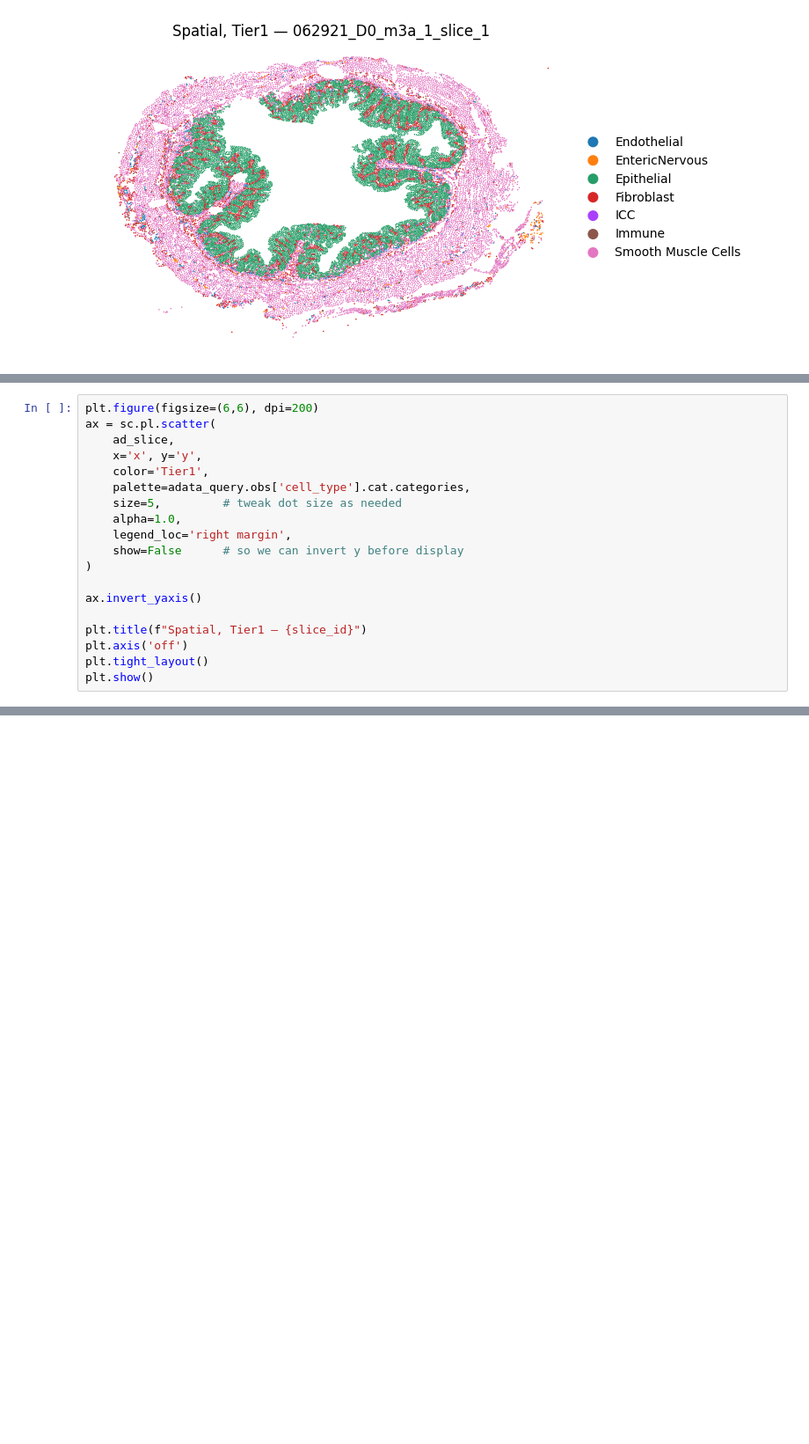
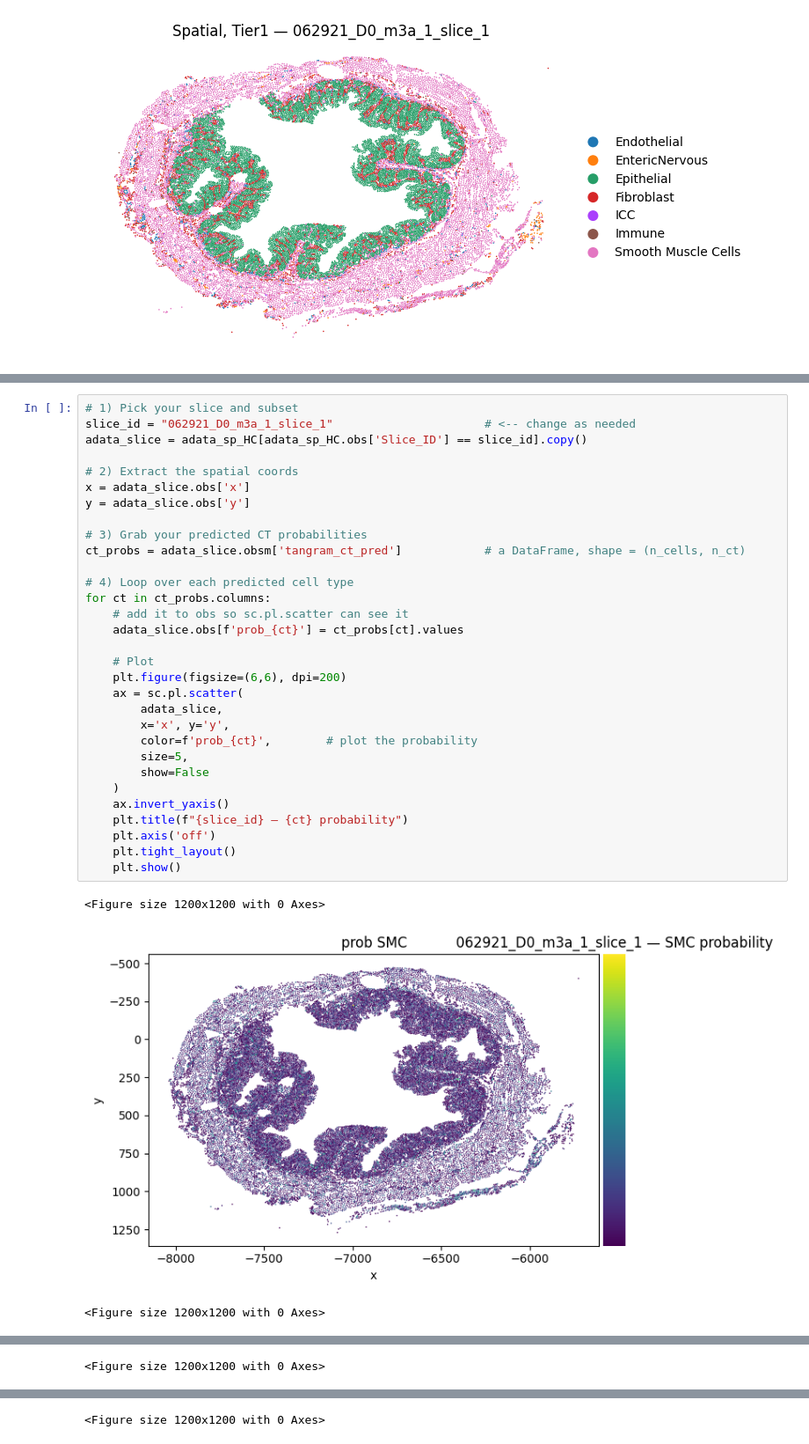
Before and after one commit to ROYBRUNO81/PURM2025, a Jupyter notebook: Spatial Analysis.ipynb, the cells around one changed output, grey strips where cells are left out. Shown at 88% size. Saved outputs shown, nothing was run; the diff lists cells and outputs as text; blank space fills up the shorter version.

Commit message:
spatial map by label and expression level transfer

```diff
--- a/Spatial Analysis.ipynb
+++ b/Spatial Analysis.ipynb
@@ -98,19 +108,0 @@ ad_slice = adata_query[adata_query.obs['Slice_ID'] == slice_id].copy()
-# %%
-plt.figure(figsize=(6,6), dpi=200)
-ax = sc.pl.scatter(
-    ad_slice,
-    x='x', y='y',
-    color='Tier1',
-    palette=adata_query.obs['cell_type'].cat.categories,
-    size=5,         # tweak dot size as needed
-    alpha=1.0,
-    legend_loc='right margin',
-    show=False      # so we can invert y before display
-)
-
-ax.invert_yaxis()
-
-plt.title(f"Spatial, Tier1 — {slice_id}")
-plt.axis('off')
-plt.tight_layout()
-plt.show()
@@ -174,0 +224,35 @@ for celltype, markers in celltype_markers.items():
+# %%
+# 1) Pick your slice and subset
+slice_id = "062921_D0_m3a_1_slice_1"                      # <-- change as needed
+adata_slice = adata_sp_HC[adata_sp_HC.obs['Slice_ID'] == slice_id].copy()
+
+# 2) Extract the spatial coords
+x = adata_slice.obs['x']
+y = adata_slice.obs['y']
+
+# 3) Grab your predicted CT probabilities
+ct_probs = adata_slice.obsm['tangram_ct_pred']            # a DataFrame, shape = (n_cells, n_ct)
+
+# 4) Loop over each predicted cell type
+for ct in ct_probs.columns:
+    # add it to obs so sc.pl.scatter can see it
+    adata_slice.obs[f'prob_{ct}'] = ct_probs[ct].values
+
+    # Plot
+    plt.figure(figsize=(6,6), dpi=200)
+    ax = sc.pl.scatter(
+        adata_slice,
+        x='x', y='y',
+        color=f'prob_{ct}',        # plot the probability
+        size=5,
+        show=False
+    )
+    ax.invert_yaxis()
+    plt.title(f"{slice_id} — {ct} probability")
+    plt.axis('off')
+    plt.tight_layout()
+    plt.show()
+# %% [output]
+<Figure size 1200x1200 with 0 Axes>
+[figure, added]
+<Figure size 1200x1200 with 0 Axes>
@@ -174,0 +260 @@ for celltype, markers in celltype_markers.items():
+<Figure size 1200x1200 with 0 Axes>
@@ -174,0 +262 @@ for celltype, markers in celltype_markers.items():
+<Figure size 1200x1200 with 0 Axes>
```
Also changed, not shown: parts of 19 cells of this notebook, 1 other file.
